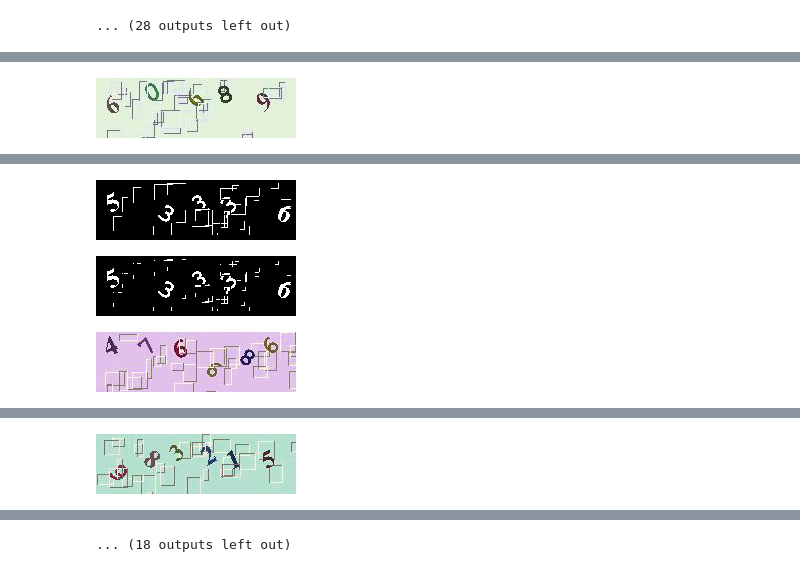
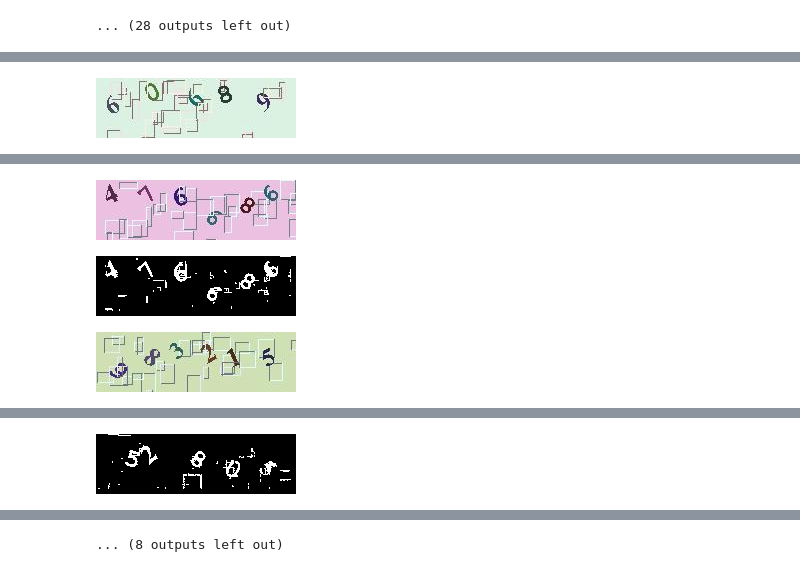
Before and after one commit to tjwei/tjw_ipynb, a Jupyter notebook: twrailway.ipynb, the cells around one changed output, grey strips where cells are left out. Cells and saved outputs as stored; diff of their text form; code cells hidden in the pictures.

```diff
--- a/twrailway.ipynb
+++ b/twrailway.ipynb
@@ -387,35 +391,63 @@ for img in imgs:
 # %%
+def sim(c1, c2, D=80):
+    return sum(abs(int(c1[k])-int(c2[k])) for k in range(3))<=D
 imgs = [cv2.imread('img/rail{}.jpg'.format(i)) for i in range(10)]
 for img in imgs:
-    display_img_array(img, None)
+    display_img_array(img,  width=800)
     z = iter(img.flatten())
     mcolor = np.array(Counter(zip(z,z,z)).most_common(1)[0][0], dtype=np.float32)
     h,w,c = img.shape
     nimg=np.zeros((h,w,c), dtype=np.uint8)
     for i in range(h-5):
         for j in range(w-5):
-            r = abs(img[i,j]-mcolor).astype(dtype=np.uint8)
-            if r.sum()< 120:
-                nimg[i,j]=(0,0,0)
-            #elif find_line(img, i,j):
-            #    nimg[i,j]=(0,0,0)
-            #elif find_vline(img,i,j):
-            #    nimg[i,j]=(0,0,0)
-            else:
-                nimg[i,j]=(255,255,255)
-    display_img_array(nimg)
-    img = nimg
-    nimg=np.zeros((h,w,c), dtype=np.uint8)
-    for i in range(h-5):
-        for j in range(w-5):
-            if tuple(img[i,j])==(0,0,0):
-                continue
-            if find_line(img, i,j):
-                nimg[i,j]=(0,0,0)
-            elif find_vline(img,i,j):
+            if sim(mcolor, img[i,j],65):
                 nimg[i,j]=(0,0,0)
             else:
                 nimg[i,j]=(255,255,255)
-    display_img_array(nimg)
+    #display_img_array(nimg)
+    img = nimg
+    nimg=cv2.cvtColor(img, cv2.COLOR_BGR2GRAY)
+
+    def remove_hline(img, i,j):
+        if img[i-1,j]  >=127 or img[i+1,j]>=127:
+            return
+        if img[i, j-1]<127 and img[i, j+1]<127:
+            img[i,j]=0
+            return
+        j1=j
+        while j1>=0 and img[i,j1]>=127 and img[i-1,j1]  <127 and img[i+1,j1] <127:
+            j1-=1
+        j1+=1
+        j2 = j
+        while j2<img.shape[1] and  img[i,j2]>=127 and img[i-1,j2]  <127 and img[i+1,j2] <127:
+            j2+=1
+        if j2-j1 >=4:
+            for j0 in range(j1,j2):
+                img[i,j0]=0
+
+    def remove_vline(img, i,j):
+        if img[i,j-1]  >=127 or img[i,j+1]>=127:
+            return
+        if img[i-1, j]<127 and img[i+1, j]<127:
+            img[i,j]=0
+            return
+        i1=i
+        while i1>=0 and img[i1,j]>=127 and img[i1,j-1]  <127 and img[i1,j+1] <127:
+            i1-=1
+        i1+=1
+        i2 = i
+        while i2<img.shape[0] and  img[i2,j]>=127 and img[i2,j-1]  <127 and img[i2,j+1] <127:
+            i2+=1
+        if i2-i1 >=4:
+            for i0 in range(i1,i2):
+                img[i0,j]=0
+
+    for i in range(2,h-2):
+        for j in range(2,w-2):
+            if nimg[i,j]==0:
+                continue
+            remove_hline(nimg, i,j)
+            remove_vline(nimg,i,j)
+    display_img_array(nimg, None, width=800)
 # %% [output]
 [figure]
@@ -425,3 +457,3 @@ for img in imgs:
-[figure, old version]
+[figure, new version]
-[figure, old version]
+[figure, new version]
-[figure, old version]
+[figure, new version]
@@ -430 +462 @@ for img in imgs:
-[figure, old version]
+[figure, new version]
@@ -433 +465 @@ for img in imgs:
-... (18 outputs left out)
+... (8 outputs left out)
```
Also changed, not shown: parts of 2 cells of this notebook.
